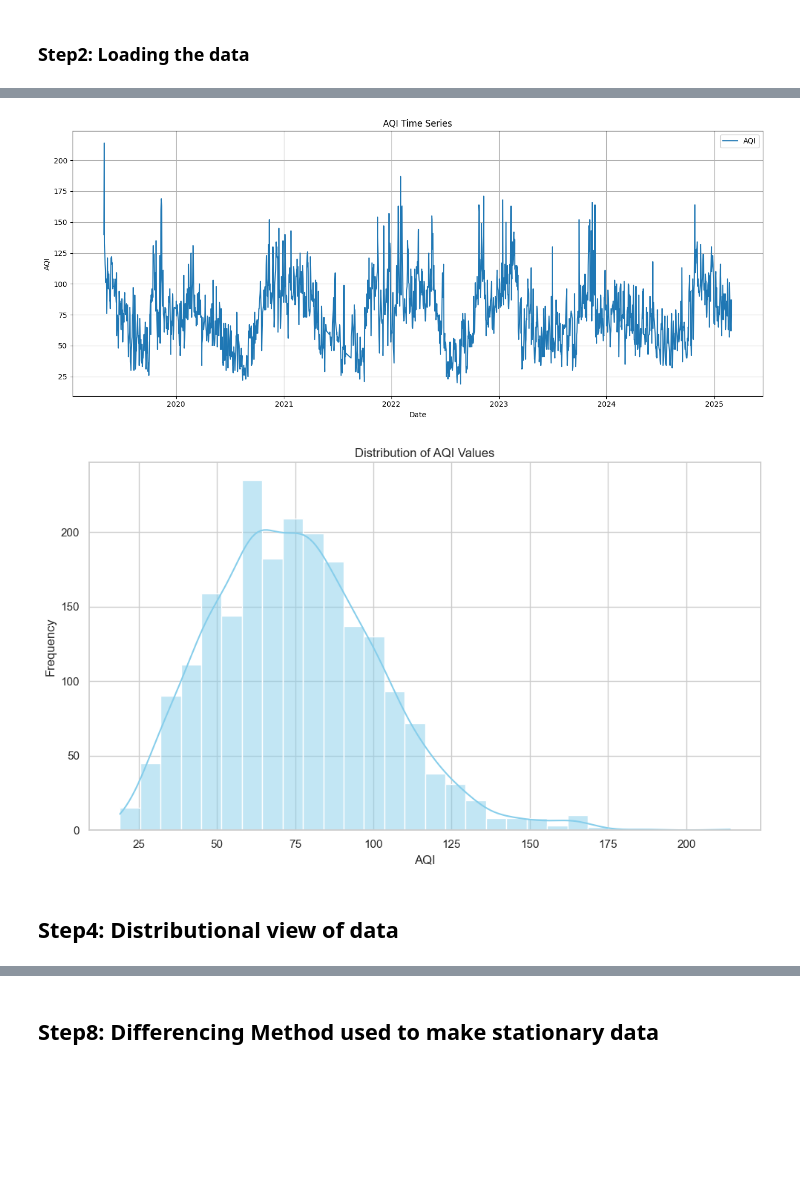
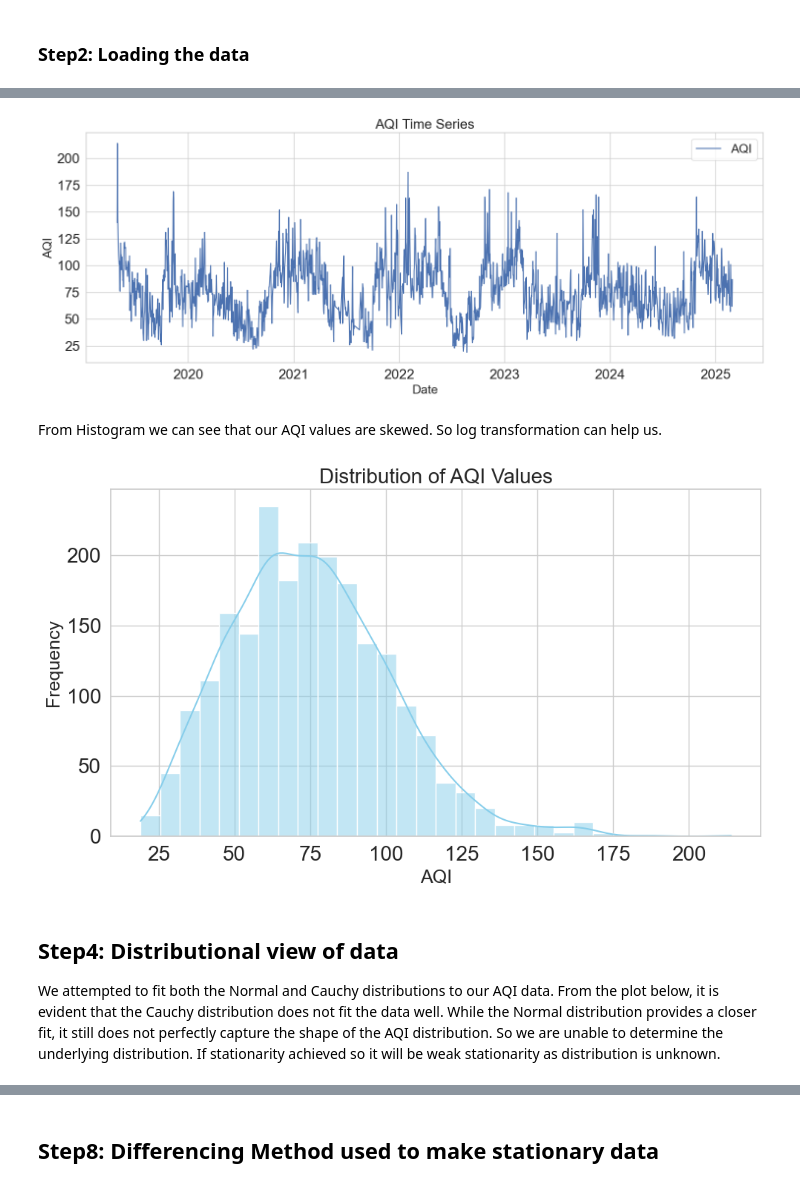
Before and after one commit to Krishil-Jayswal/AQI-Predicter, a Jupyter notebook: 3. TSA/analysis.ipynb, the cells around one changed output, grey strips where cells are left out. Cells and saved outputs as stored; diff of their text form; code cells hidden in the pictures; blank space fills up the shorter version.

Commit message:
Font size changed done

```diff
--- a/3. TSA/analysis.ipynb
+++ b/3. TSA/analysis.ipynb
@@ -22,16 +31,23 @@ df.set_index('Date', inplace=True)
 # %%
 # Plot AQI over time
-plt.figure(figsize=(14, 6))
+plt.figure(figsize=(15, 6))
 plt.plot(df['AQI'], label='AQI')
-plt.title('AQI Time Series')
-plt.xlabel('Date')
-plt.ylabel('AQI')
+plt.title('AQI Time Series', fontsize=20)
+plt.xlabel('Date', fontsize=18)
+plt.ylabel('AQI', fontsize=18)
+plt.legend(fontsize=18)
+
+# Increase tick label font size
+plt.xticks(fontsize=20)
+plt.yticks(fontsize=20)
+
 plt.grid(True)
-plt.legend()
 plt.tight_layout()
 plt.show()
 # %% [output]
-[figure, old version]
+[figure, new version]
+# %% [markdown]
+From Histogram we can see that our AQI values are skewed. So log transformation can help us.
 # %%
 # Set plot style
 sns.set(style="whitegrid")
@@ -39,15 +55,22 @@ sns.set(style="whitegrid")
 # Histogram + KDE
 plt.figure(figsize=(10, 6))
 sns.histplot(df['AQI'], bins=30, kde=True, color='skyblue')
-plt.title('Distribution of AQI Values')
-plt.xlabel('AQI')
-plt.ylabel('Frequency')
+plt.title('Distribution of AQI Values', fontsize=20)
+plt.xlabel('AQI', fontsize=18)
+plt.ylabel('Frequency', fontsize=18)
+
+# Increase tick label font size
+plt.xticks(fontsize=20)
+plt.yticks(fontsize=20)
+
 plt.tight_layout()
 plt.show()
 # %% [output]
-[figure, old version]
+[figure, new version]
 # %% [markdown]
 ## **Step4: Distributional view of data**
+
+We attempted to fit both the Normal and Cauchy distributions to our AQI data. From the plot below, it is evident that the Cauchy distribution does not fit the data well. While the Normal distribution provides a closer fit, it still does not perfectly capture the shape of the AQI distribution. So we are unable to determine the underlying distribution. If stationarity achieved so it will be weak stationarity as distribution is unknown.
 # %%
 from scipy.stats import norm, cauchy
 
```
Also changed, not shown: parts of 27 cells of this notebook.
